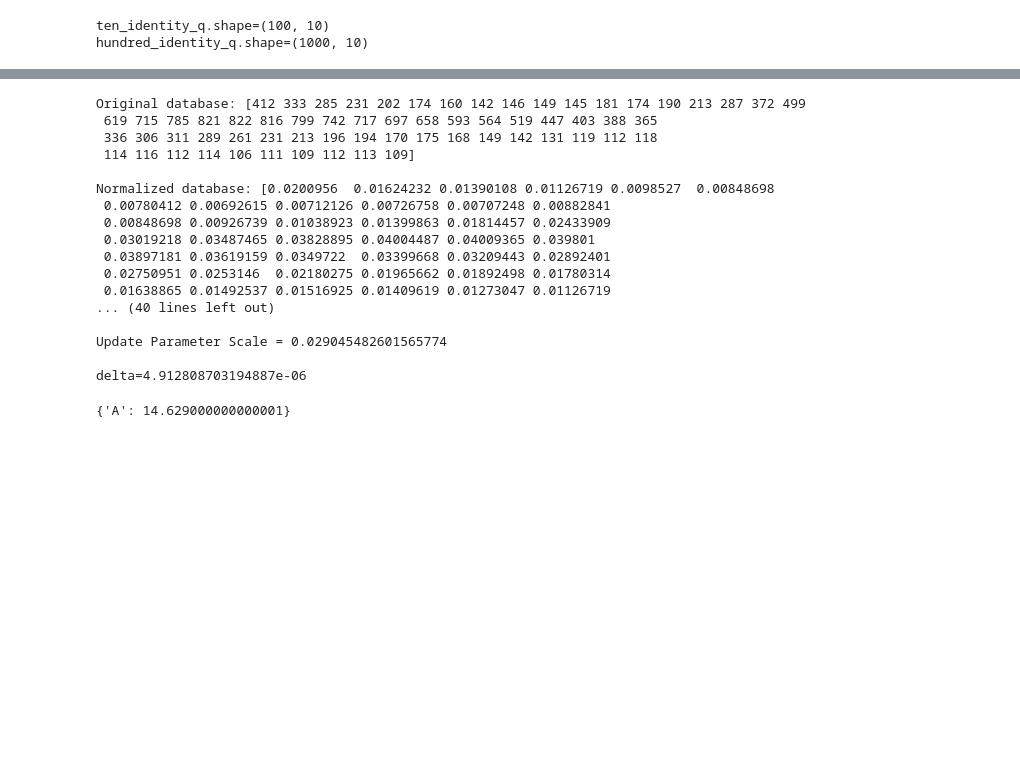
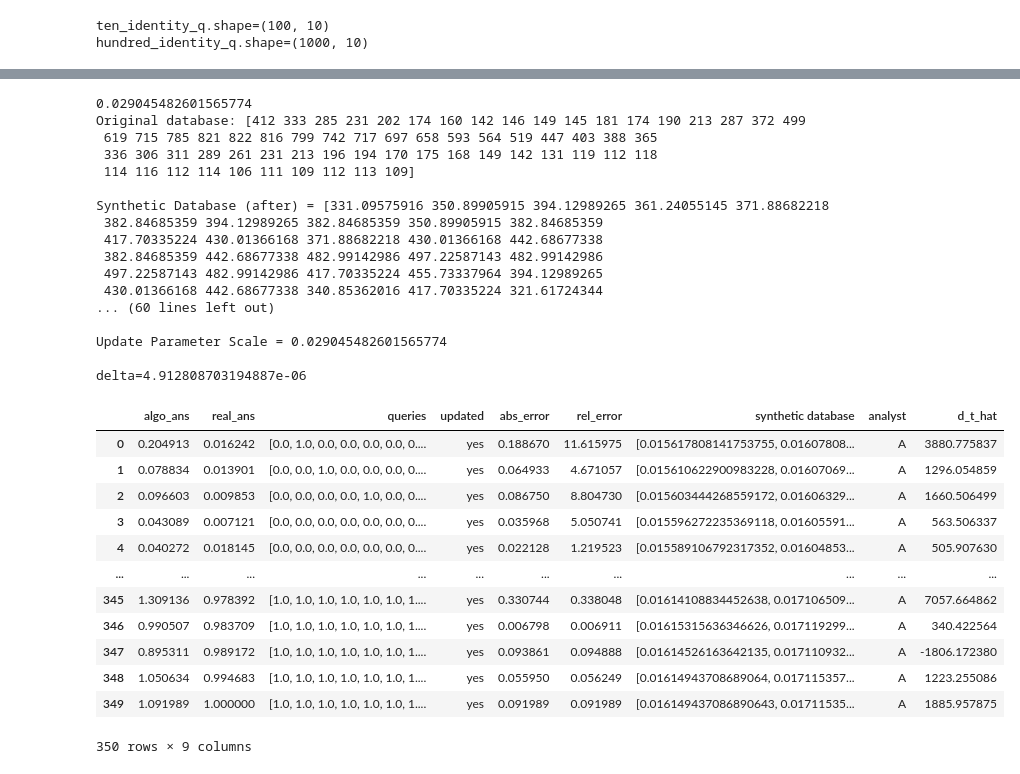
Before and after one commit to yikai-wu/Multi-Analyst-DP, a Jupyter notebook: src/online/SkewedScheduler.ipynb, the cells around one changed output, grey strips where cells are left out. Saved outputs shown, nothing was run; the diff lists cells and outputs as text; code cells hidden in the pictures; blank space fills up the shorter version.

```diff
--- a/src/online/SkewedScheduler.ipynb
+++ b/src/online/SkewedScheduler.ipynb
@@ -351,22 +336,35 @@ array([[0.        , 1.        , 0.        , ..., 0.        , 0.        ,
 # %%
-pmw_naive(final_W, x_race[:64], ['A'] * len(final_W), eps=1, T=40, total_k = 100,
-          show_messages=True, to_return='error')
+data = pmw_naive(final_W, x_race[:64], ['A'] * len(final_W), eps=1, T=40, total_k = 1000,
+          show_messages=True, to_return='pd')
+data
 # %% [output]
+0.029045482601565774
 Original database: [412 333 285 231 202 174 160 142 146 149 145 181 174 190 213 287 372 499
  619 715 785 821 822 816 799 742 717 697 658 593 564 519 447 403 388 365
  336 306 311 289 261 231 213 196 194 170 175 168 149 142 131 119 112 118
  114 116 112 114 106 111 109 112 113 109]
 
-Normalized database: [0.0200956  0.01624232 0.01390108 0.01126719 0.0098527  0.00848698
- 0.00780412 0.00692615 0.00712126 0.00726758 0.00707248 0.00882841
- 0.00848698 0.00926739 0.01038923 0.01399863 0.01814457 0.02433909
- 0.03019218 0.03487465 0.03828895 0.04004487 0.04009365 0.039801
- 0.03897181 0.03619159 0.0349722  0.03399668 0.03209443 0.02892401
- 0.02750951 0.0253146  0.02180275 0.01965662 0.01892498 0.01780314
- 0.01638865 0.01492537 0.01516925 0.01409619 0.01273047 0.01126719
-... (40 lines left out)
+Synthetic Database (after) = [331.09575916 350.89905915 394.12989265 361.24055145 371.88682218
+ 382.84685359 394.12989265 382.84685359 350.89905915 382.84685359
+ 417.70335224 430.01366168 371.88682218 430.01366168 442.68677338
+ 382.84685359 442.68677338 482.99142986 497.22587143 482.99142986
+ 497.22587143 482.99142986 417.70335224 455.73337964 394.12989265
+ 430.01366168 442.68677338 340.85362016 417.70335224 321.61724344
+... (60 lines left out)
 
 Update Parameter Scale = 0.029045482601565774
 
 delta=4.912808703194887e-06
+|  | algo_ans | real_ans | queries | updated | abs_error | rel_error | synthetic database | analyst | d_t_hat |
+| 0 | 0.204913 | 0.016242 | [0.0, 1.0, 0.0, 0.0, 0.0, 0.0, 0.... | yes | 0.188670 | 11.615975 | [0.015617808141753755, 0.01607808... | A | 3880.775837 |
+| 1 | 0.078834 | 0.013901 | [0.0, 0.0, 1.0, 0.0, 0.0, 0.0, 0.... | yes | 0.064933 | 4.671057 | [0.015610622900983228, 0.01607069... | A | 1296.054859 |
+| 2 | 0.096603 | 0.009853 | [0.0, 0.0, 0.0, 0.0, 1.0, 0.0, 0.... | yes | 0.086750 | 8.804730 | [0.015603444268559172, 0.01606329... | A | 1660.506499 |
+| 3 | 0.043089 | 0.007121 | [0.0, 0.0, 0.0, 0.0, 0.0, 0.0, 0.... | yes | 0.035968 | 5.050741 | [0.015596272235369118, 0.01605591... | A | 563.506337 |
+| 4 | 0.040272 | 0.018145 | [0.0, 0.0, 0.0, 0.0, 0.0, 0.0, 0.... | yes | 0.022128 | 1.219523 | [0.015589106792317352, 0.01604853... | A | 505.907630 |
+| ... | ... | ... | ... | ... | ... | ... | ... | ... | ... |
+| 345 | 1.309136 | 0.978392 | [1.0, 1.0, 1.0, 1.0, 1.0, 1.0, 1.... | yes | 0.330744 | 0.338048 | [0.01614108834452638, 0.017106509... | A | 7057.664862 |
+| 346 | 0.990507 | 0.983709 | [1.0, 1.0, 1.0, 1.0, 1.0, 1.0, 1.... | yes | 0.006798 | 0.006911 | [0.01615315636346626, 0.017119299... | A | 340.422564 |
+| 347 | 0.895311 | 0.989172 | [1.0, 1.0, 1.0, 1.0, 1.0, 1.0, 1.... | yes | 0.093861 | 0.094888 | [0.01614526163642135, 0.017110932... | A | -1806.172380 |
+| 348 | 1.050634 | 0.994683 | [1.0, 1.0, 1.0, 1.0, 1.0, 1.0, 1.... | yes | 0.055950 | 0.056249 | [0.01614943708689064, 0.017115357... | A | 1223.255086 |
+| 349 | 1.091989 | 1.000000 | [1.0, 1.0, 1.0, 1.0, 1.0, 1.0, 1.... | yes | 0.091989 | 0.091989 | [0.016149437086890643, 0.01711535... | A | 1885.957875 |
-{'A': 14.629000000000001}
+350 rows × 9 columns
```
Also changed, not shown: parts of 11 cells of this notebook.
